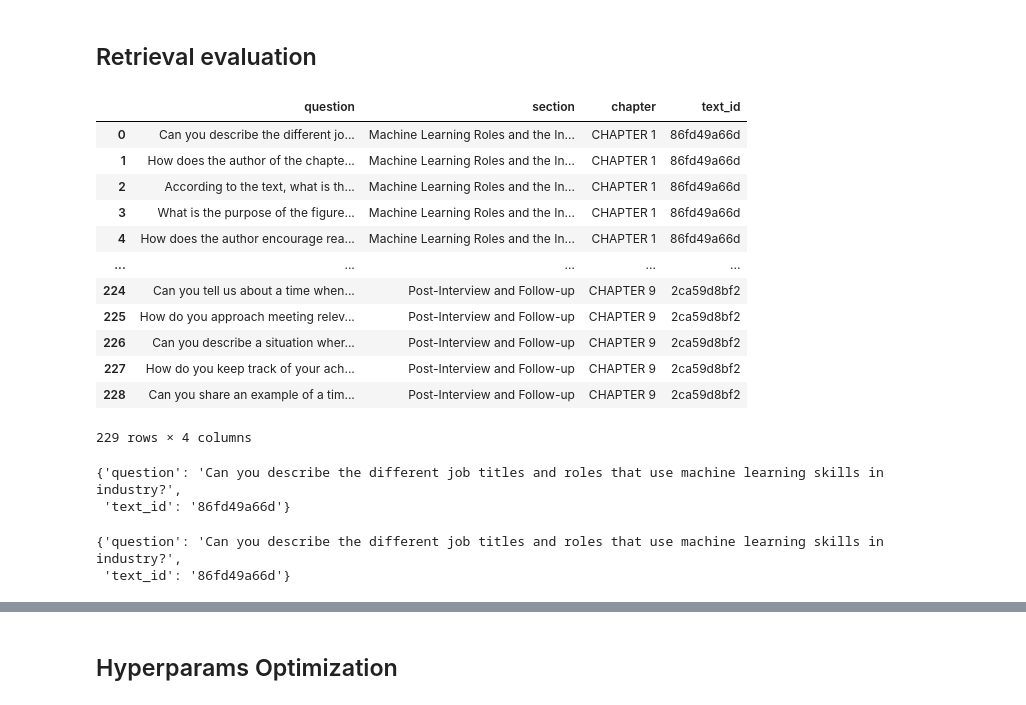
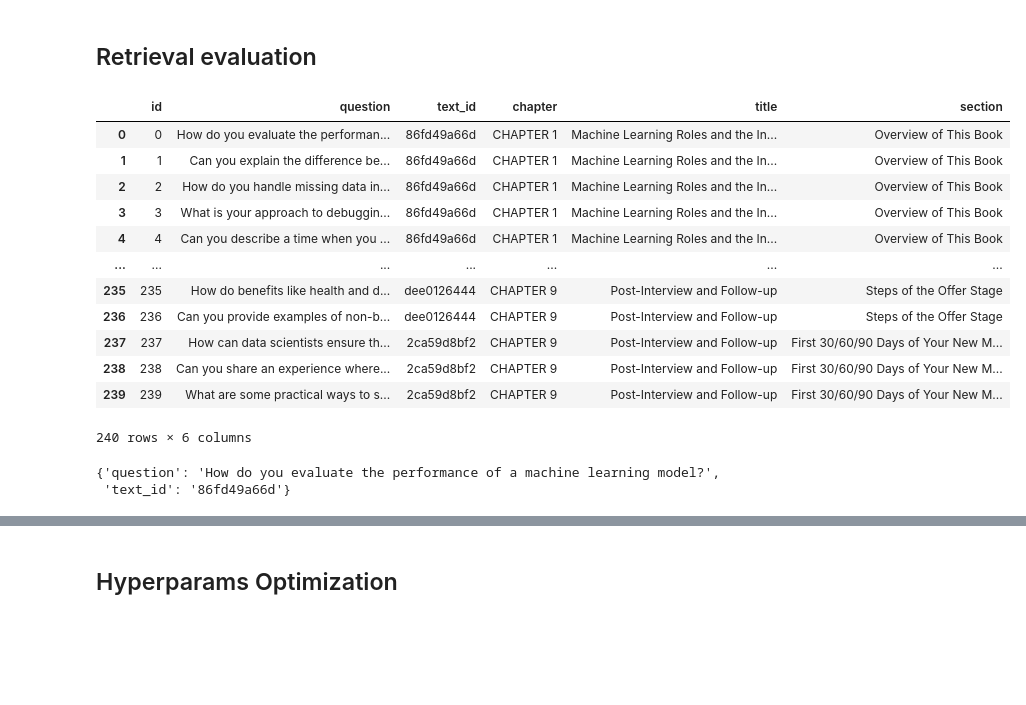
Before and after one commit to AMaldu/interview_preparation_bot, a Jupyter notebook: notebooks/RAGs/rag_llama2.ipynb, the cells around one changed output, grey strips where cells are left out. Cells and saved outputs as stored; diff of their text form; code cells hidden in the pictures; blank space fills up the shorter version.

```diff
--- a/notebooks/RAGs/rag_llama2.ipynb
+++ b/notebooks/RAGs/rag_llama2.ipynb
@@ -173,35 +173,30 @@ The following skills are important for a data scientist:
 # %%
 import pandas as pd
 
-df = pd.read_csv('../data/ground_truth_data.csv')
+df = pd.read_csv('../../data/ground_truth_data.csv')
 df
 # %% [output]
-|  | question | section | chapter | text_id |
-| 0 | Can you describe the different jo... | Machine Learning Roles and the In... | CHAPTER 1 | 86fd49a66d |
-| 1 | How does the author of the chapte... | Machine Learning Roles and the In... | CHAPTER 1 | 86fd49a66d |
-| 2 | According to the text, what is th... | Machine Learning Roles and the In... | CHAPTER 1 | 86fd49a66d |
-| 3 | What is the purpose of the figure... | Machine Learning Roles and the In... | CHAPTER 1 | 86fd49a66d |
-| 4 | How does the author encourage rea... | Machine Learning Roles and the In... | CHAPTER 1 | 86fd49a66d |
-| ... | ... | ... | ... | ... |
-| 224 | Can you tell us about a time when... | Post-Interview and Follow-up | CHAPTER 9 | 2ca59d8bf2 |
-| 225 | How do you approach meeting relev... | Post-Interview and Follow-up | CHAPTER 9 | 2ca59d8bf2 |
-| 226 | Can you describe a situation wher... | Post-Interview and Follow-up | CHAPTER 9 | 2ca59d8bf2 |
-| 227 | How do you keep track of your ach... | Post-Interview and Follow-up | CHAPTER 9 | 2ca59d8bf2 |
-| 228 | Can you share an example of a tim... | Post-Interview and Follow-up | CHAPTER 9 | 2ca59d8bf2 |
+|  | id | question | text_id | chapter | title | section |
+| 0 | 0 | How do you evaluate the performan... | 86fd49a66d | CHAPTER 1 | Machine Learning Roles and the In... | Overview of This Book |
+| 1 | 1 | Can you explain the difference be... | 86fd49a66d | CHAPTER 1 | Machine Learning Roles and the In... | Overview of This Book |
+| 2 | 2 | How do you handle missing data in... | 86fd49a66d | CHAPTER 1 | Machine Learning Roles and the In... | Overview of This Book |
+| 3 | 3 | What is your approach to debuggin... | 86fd49a66d | CHAPTER 1 | Machine Learning Roles and the In... | Overview of This Book |
+| 4 | 4 | Can you describe a time when you ... | 86fd49a66d | CHAPTER 1 | Machine Learning Roles and the In... | Overview of This Book |
+| ... | ... | ... | ... | ... | ... | ... |
+| 235 | 235 | How do benefits like health and d... | dee0126444 | CHAPTER 9 | Post-Interview and Follow-up | Steps of the Offer Stage |
+| 236 | 236 | Can you provide examples of non-b... | dee0126444 | CHAPTER 9 | Post-Interview and Follow-up | Steps of the Offer Stage |
+| 237 | 237 | How can data scientists ensure th... | 2ca59d8bf2 | CHAPTER 9 | Post-Interview and Follow-up | First 30/60/90 Days of Your New M... |
+| 238 | 238 | Can you share an experience where... | 2ca59d8bf2 | CHAPTER 9 | Post-Interview and Follow-up | First 30/60/90 Days of Your New M... |
+| 239 | 239 | What are some practical ways to s... | 2ca59d8bf2 | CHAPTER 9 | Post-Interview and Follow-up | First 30/60/90 Days of Your New M... |
-229 rows × 4 columns
+240 rows × 6 columns
 # %%
 df_questions = df[['question', 'text_id']]
 # %%
 ground_truth = df_questions.to_dict(orient = 'records')
 ground_truth[0]
 # %% [output]
-{'question': 'Can you describe the different job titles and roles that use machine learning skills in industry?',
+{'question': 'How do you evaluate the performance of a machine learning model?',
  'text_id': '86fd49a66d'}
-# %%
-ground_truth[0]
-# %% [output]
-{'question': 'Can you describe the different job titles and roles that use machine learning skills in industry?',
- 'text_id': '86fd49a66d'}
 # %%
 def hit_rate(relevance_total):
     cnt = 0
```
Also changed, not shown: parts of 18 cells of this notebook.
